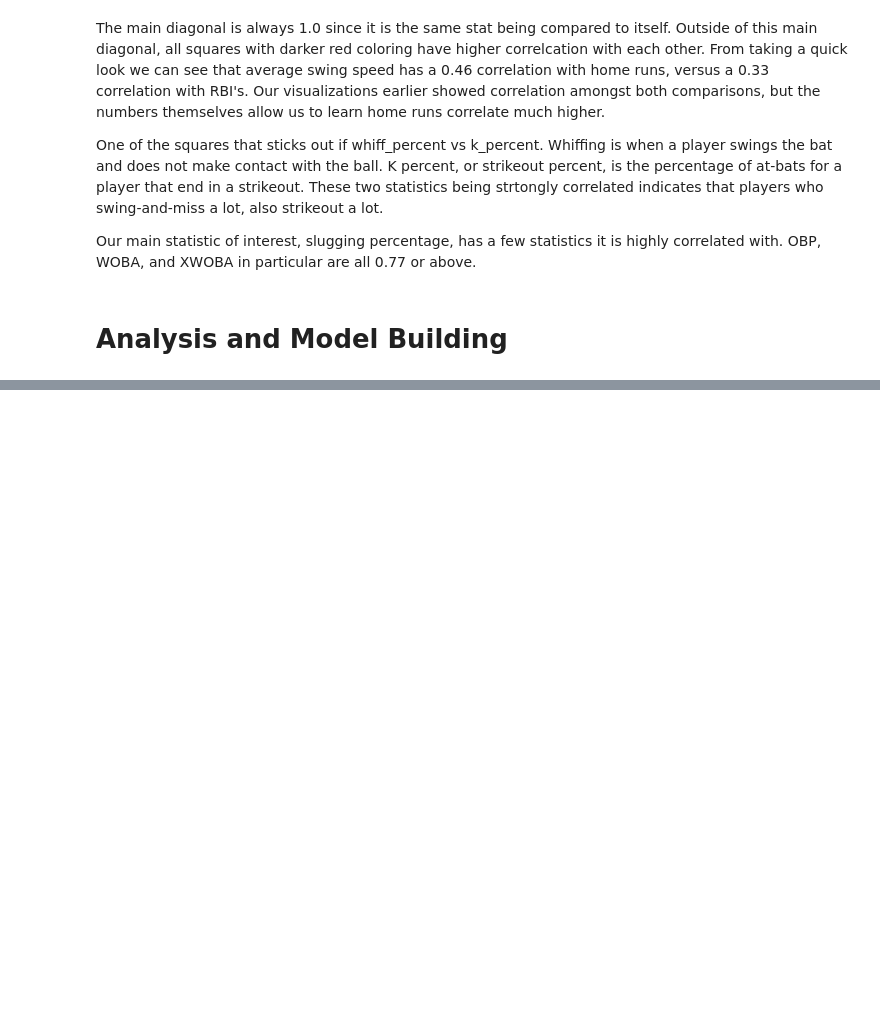
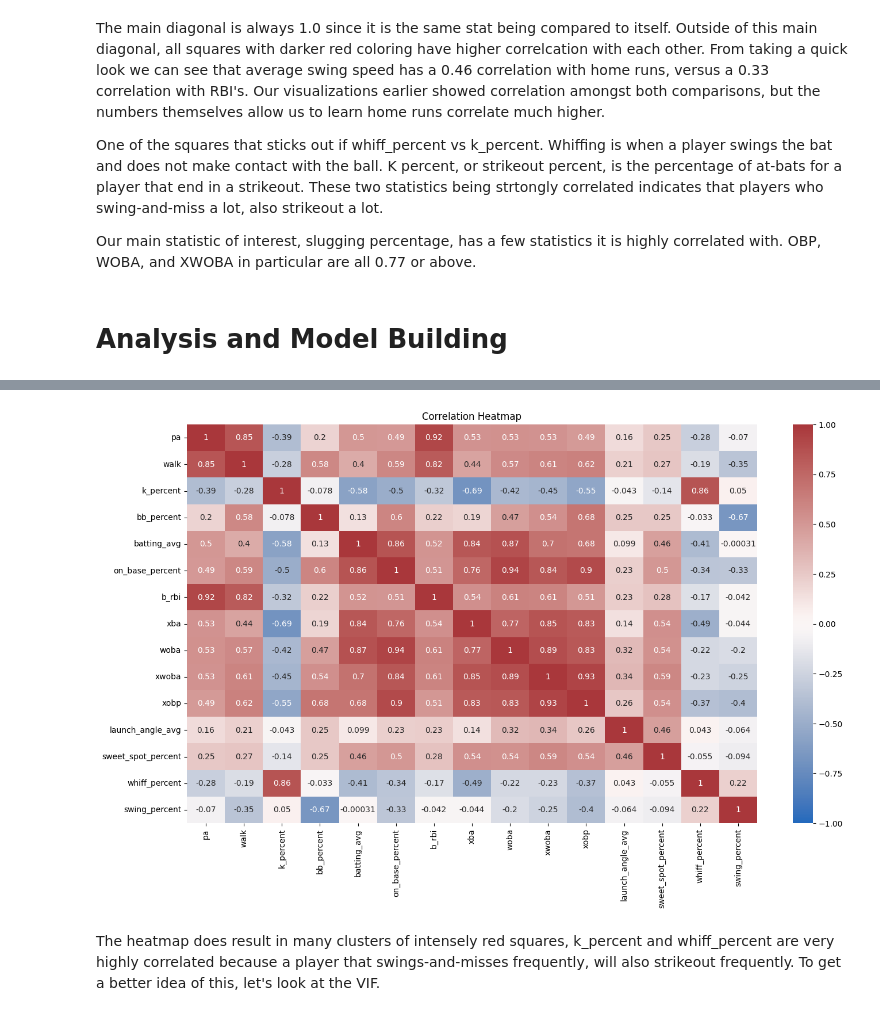
Before and after one commit to RyRom/da-proj, a Jupyter notebook: ml_demo.ipynb, the cells around one changed output, grey strips where cells are left out. Drawn from its saved outputs; the diff is of its cells as text; code cells hidden in the pictures; blank space fills up the shorter version.

```diff
--- a/ml_demo.ipynb
+++ b/ml_demo.ipynb
@@ -421,0 +458,4 @@ Our main statistic of interest, slugging percentage, has a few statistics it is
+# %%
+# Isolate predictor variables
+X = df.iloc[:,3:]
+X.drop(columns=['slg_percent'], inplace=True)
@@ -421,0 +470,12 @@ Our main statistic of interest, slugging percentage, has a few statistics it is
+# %%
+# Drop power-related statistics
+X.drop(columns=['home_run', 'exit_velocity_avg', 'barrel_batted_rate', 'hard_hit_percent'], inplace=True)
+
+plt.figure(figsize=(16,9))
+sns.heatmap(X.corr(),vmin=-1, vmax=1, annot=True, cmap=sns.color_palette('vlag', as_cmap=True))
+plt.title('Correlation Heatmap')
+plt.show()
+# %% [output]
+[figure, added]
+# %% [markdown]
+The heatmap does result in many clusters of intensely red squares,  k_percent and whiff_percent are very highly correlated because a player that swings-and-misses frequently, will also strikeout frequently. To get a better idea of this, let's look at the VIF.
```
Also changed, not shown: parts of 23 cells of this notebook.
